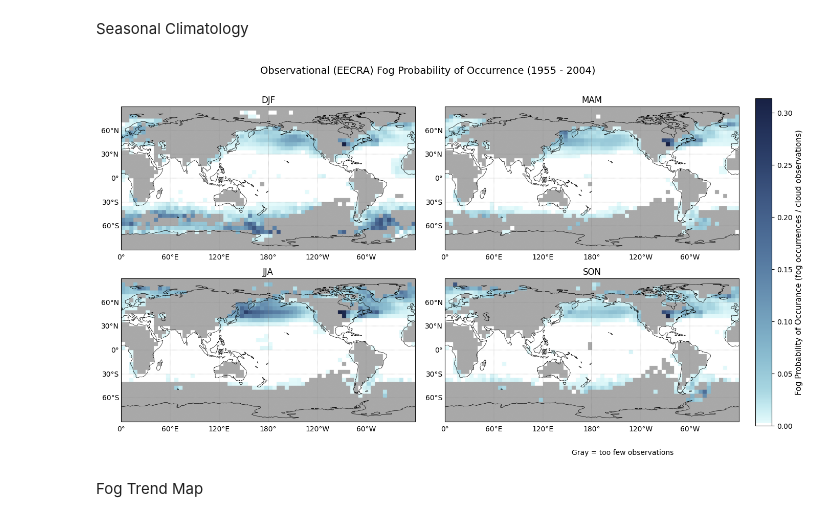
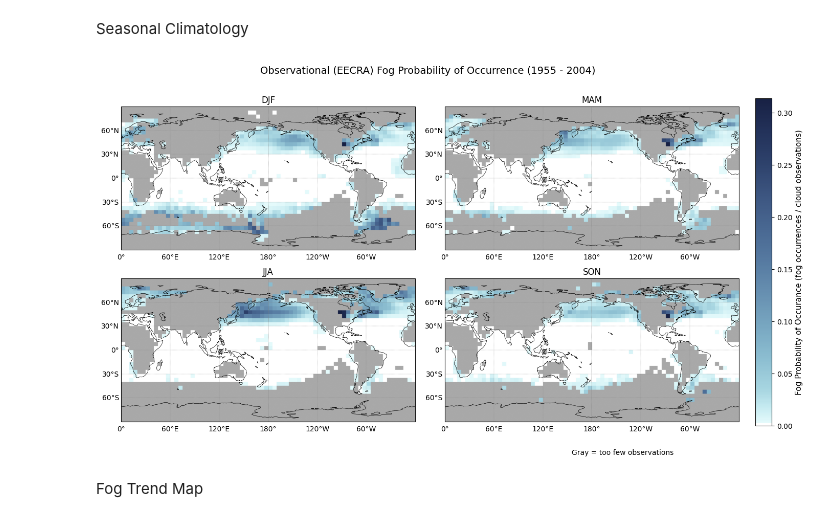
Before and after one commit to ywanika/MSC25_LowCloud, a Jupyter notebook: 02visualizeEECRA.ipynb, the cells around one changed output. Saved outputs shown, nothing was run; the diff lists cells and outputs as text; code cells hidden in the pictures.

```diff
--- a/02visualizeEECRA.ipynb
+++ b/02visualizeEECRA.ipynb
@@ -93,8 +97,8 @@ for i, season in enumerate(seasons):
 
     stacked = xr.concat(data_arrays, dim="time")
 
-    # Mask areas where there is not at least one fog probability value per every 10-15 yrs
-    chunks = np.array_split(stacked, 4, axis=0) #chunks of years
+    # Mask areas where there is not at least one fog probability value per every 10 yrs
+    chunks = np.array_split(stacked, 5, axis=0) #chunks of years
     chunk_masks = [(~chunk.isnull()).any(dim='time') for chunk in chunks] #list of masks, areas where there was no observation during chunk
     combined_mask = xr.concat(chunk_masks, dim='chunk').all(dim='chunk') #combine masks
 
@@ -105,33 +109,33 @@ for i, season in enumerate(seasons):
     cmap = fog_cmap
     cmap.set_bad('darkgray')
 
     img = ax.imshow(
         climatology,
         extent=[lon_bins[0], lon_bins[-1], lat_bins[0], lat_bins[-1]],
         cmap=cmap,
         origin='lower',
         transform=ccrs.PlateCarree(),
         aspect='auto'
     )
 
     ax.coastlines(linewidth=0.5)
     gl = ax.gridlines(draw_labels=True, linewidth=0.3, color='gray', alpha=0.7, linestyle='--')
     gl.right_labels = False
     gl.top_labels = False
     ax.set_title(seasonName)
 
 # Colorbar
 fig.subplots_adjust(right=0.88)
 cbar_ax = fig.add_axes([0.9, 0.1, 0.02, 0.8])
 cbar = fig.colorbar(img, cax = cbar_ax)
 cbar.set_label("Fog Probability of Occurance (fog occurrences / cloud observations)", fontsize = 11)
 
 fig.suptitle("Observational (EECRA) Fog Probability of Occurrence (1955 - 2004)", fontsize=14)
 fig.text(0.8, 0.03, "Gray = too few observations", fontsize=10, ha="right")
 
 plt.savefig("dataViz/EECRA_SeasonalClimatology")
 plt.show()
 # %% [output]
-[figure, old version]
+[figure, new version]
 # %% [markdown]
 Fog Trend Map
```
Also changed, not shown: parts of 22 cells of this notebook, 11 other files.
